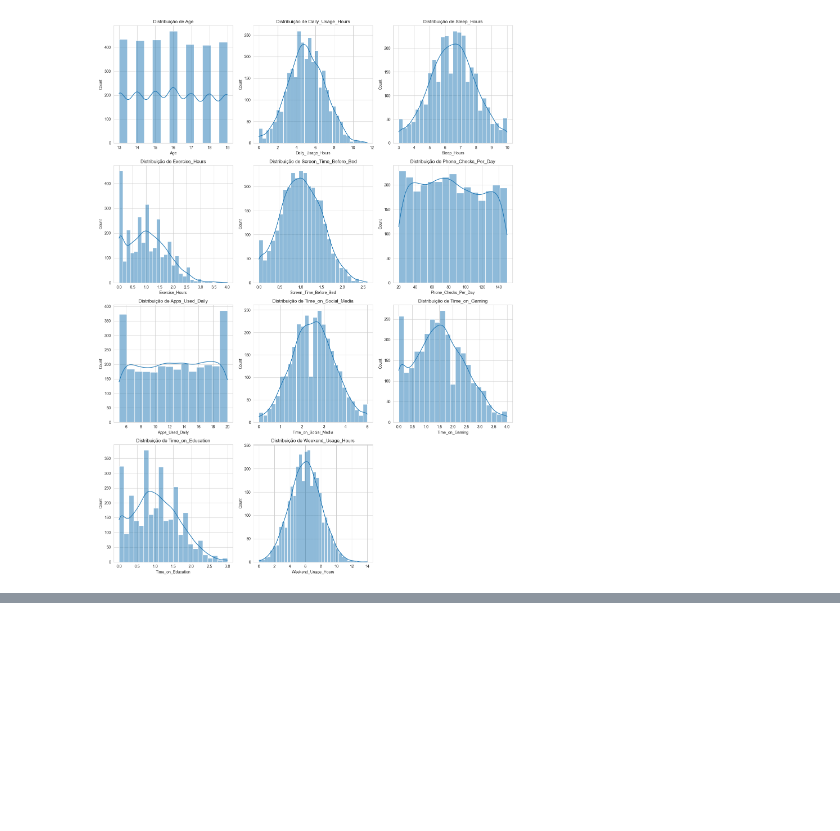
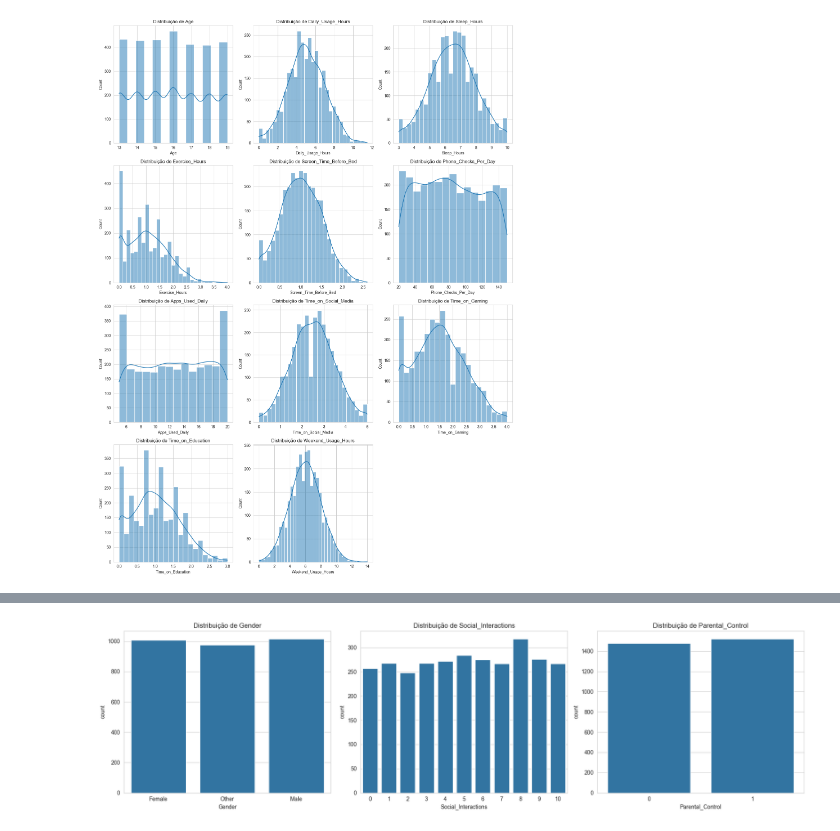
Before and after one commit to ArthurTorres11/Teen-Smartphone-Usage-and-Addiction-Impact-Dataset, a Jupyter notebook: eda.ipynb, the cells around one changed output, grey strips where cells are left out. Cells and saved outputs as stored; diff of their text form; code cells hidden in the pictures; blank space fills up the shorter version.

```diff
--- a/eda.ipynb
+++ b/eda.ipynb
@@ -123,3 +123,7 @@ plt.tight_layout()
 plt.show()
 # %% [output]
 [figure]
+# %%
+categoricas = ['Gender', 'Social_Interactions', 'Parental_Control']
+df_categorias = df[categoricas]
+df_categorias.head()
@@ -125,0 +137,13 @@ plt.show()
+# %%
+sns.set_style("whitegrid")
+fig, axes = plt.subplots(nrows=1, ncols=3, figsize=(18, 5))
+axes = axes.flatten()
+
+for i, col in enumerate(categoricas):
+    sns.countplot(x=col, data=df, ax=axes[i])
+    axes[i].set_title(f'Distribuição de {col}', fontsize=12)
+
+plt.tight_layout()
+plt.show()
+# %% [output]
+[figure, added]
```
Also changed, not shown: parts of 5 cells of this notebook, 1 other file.
